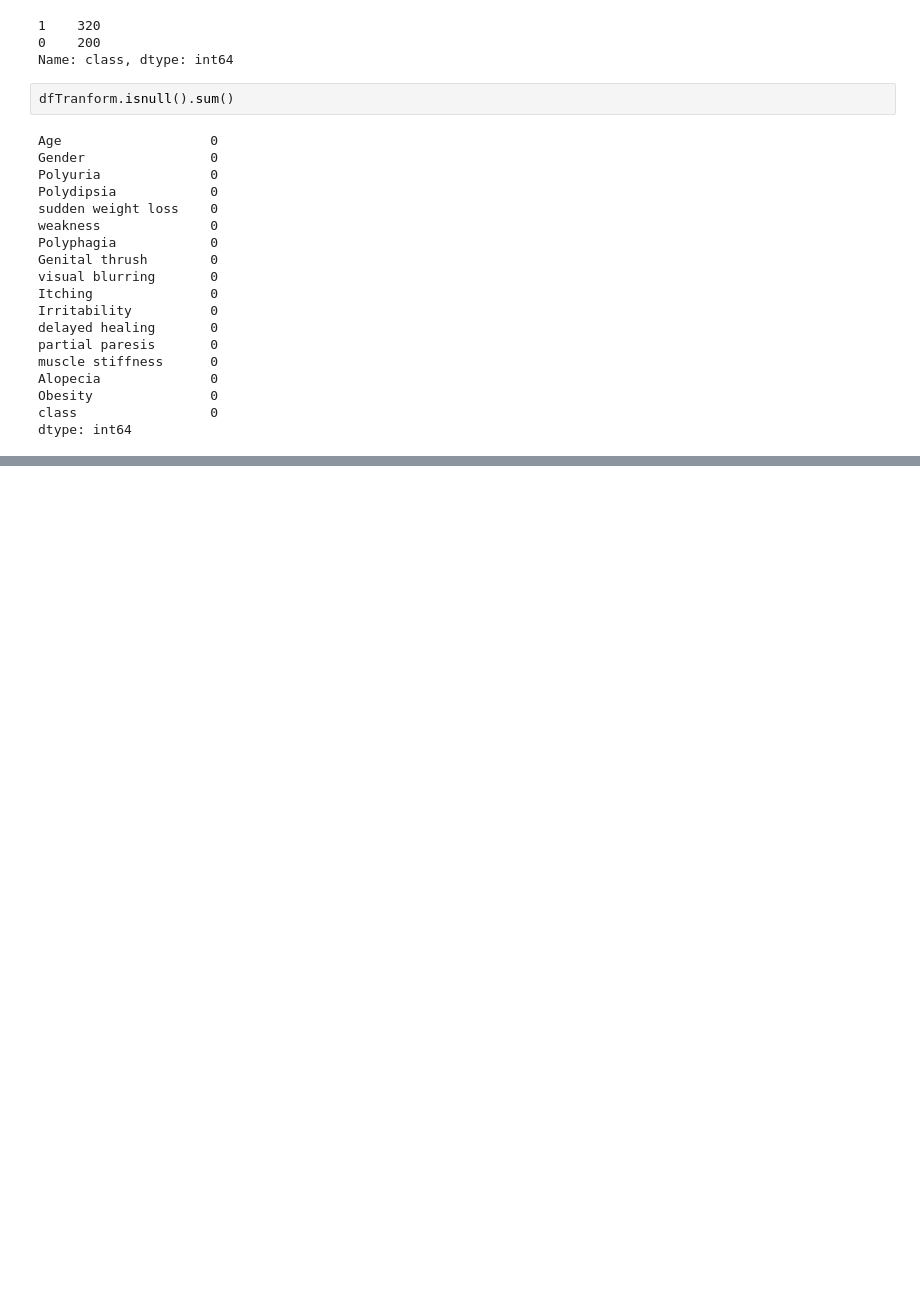
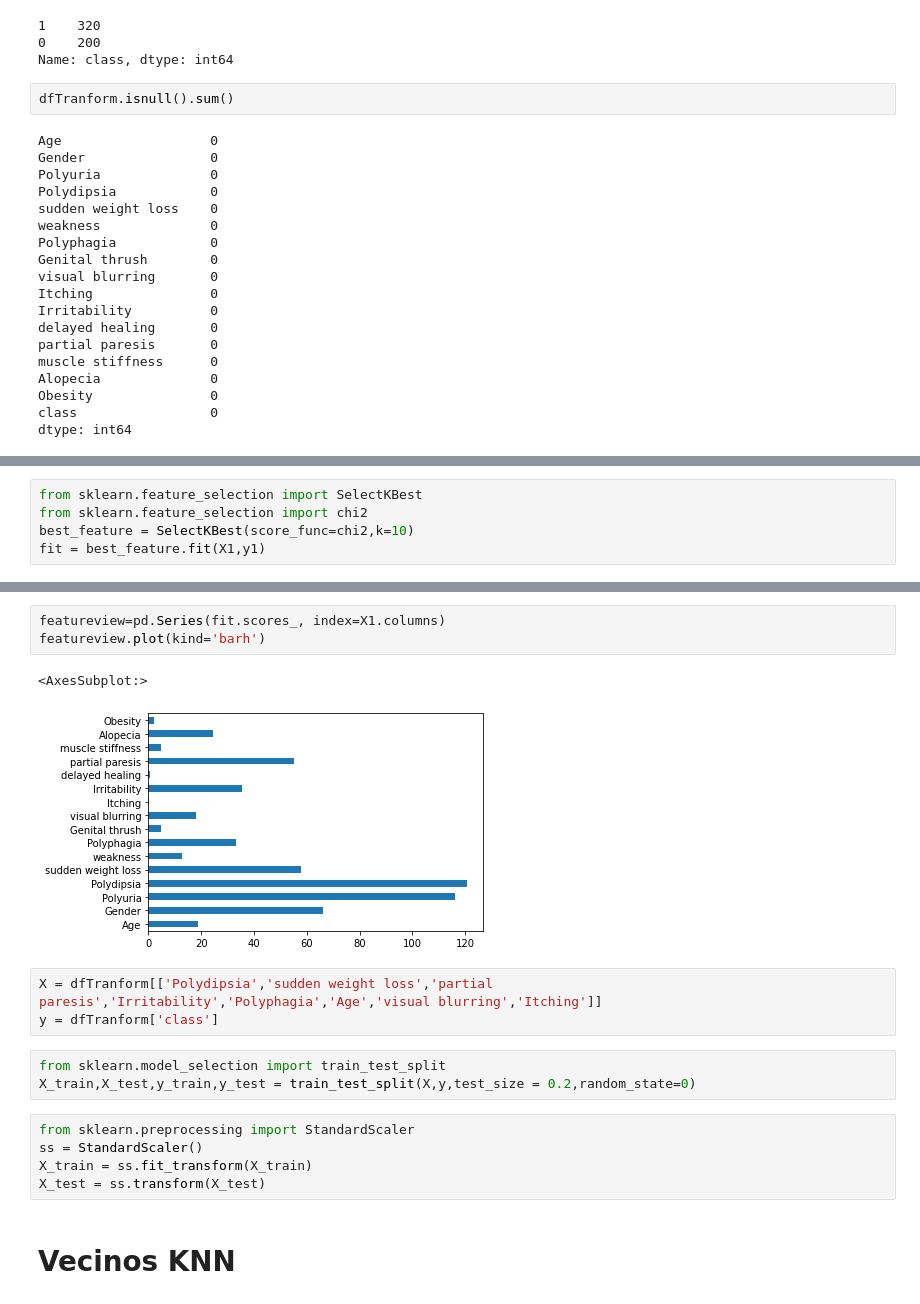
Before and after one commit to luischitala/Equipo_Rojo_SAI_4taEd_GDL, a Jupyter notebook: DataSet2/EDA DIABETES DATASET 2.ipynb, the cells around one changed output, grey strips where cells are left out. Drawn from its saved outputs; the diff is of its cells as text; blank space fills up the shorter version.

Commit message:
Se añadieron los modelos

```diff
--- a/DataSet2/EDA DIABETES DATASET 2.ipynb
+++ b/DataSet2/EDA DIABETES DATASET 2.ipynb
@@ -187,0 +224,5 @@ dtype: int64
+# %%
+from sklearn.feature_selection import SelectKBest
+from sklearn.feature_selection import chi2
+best_feature = SelectKBest(score_func=chi2,k=10)
+fit = best_feature.fit(X1,y1)
@@ -187,0 +268,19 @@ dtype: int64
+# %%
+featureview=pd.Series(fit.scores_, index=X1.columns)
+featureview.plot(kind='barh')
+# %% [output]
+<AxesSubplot:>
+[figure, added]
+# %%
+X = dfTranform[['Polydipsia','sudden weight loss','partial paresis','Irritability','Polyphagia','Age','visual blurring','Itching']]
+y = dfTranform['class']
+# %%
+from sklearn.model_selection import train_test_split
+X_train,X_test,y_train,y_test = train_test_split(X,y,test_size = 0.2,random_state=0)
+# %%
+from sklearn.preprocessing import StandardScaler
+ss = StandardScaler()
+X_train = ss.fit_transform(X_train)
+X_test = ss.transform(X_test)
+# %% [markdown]
+# Vecinos KNN
```
Also changed, not shown: parts of 23 cells of this notebook.
